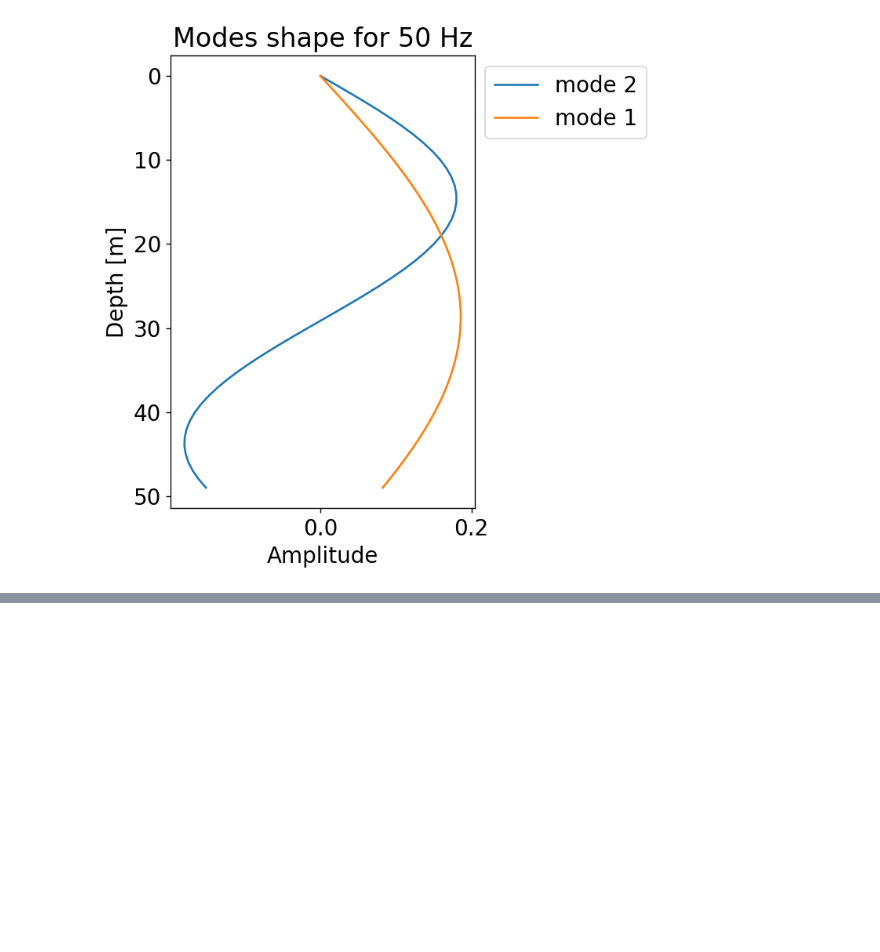
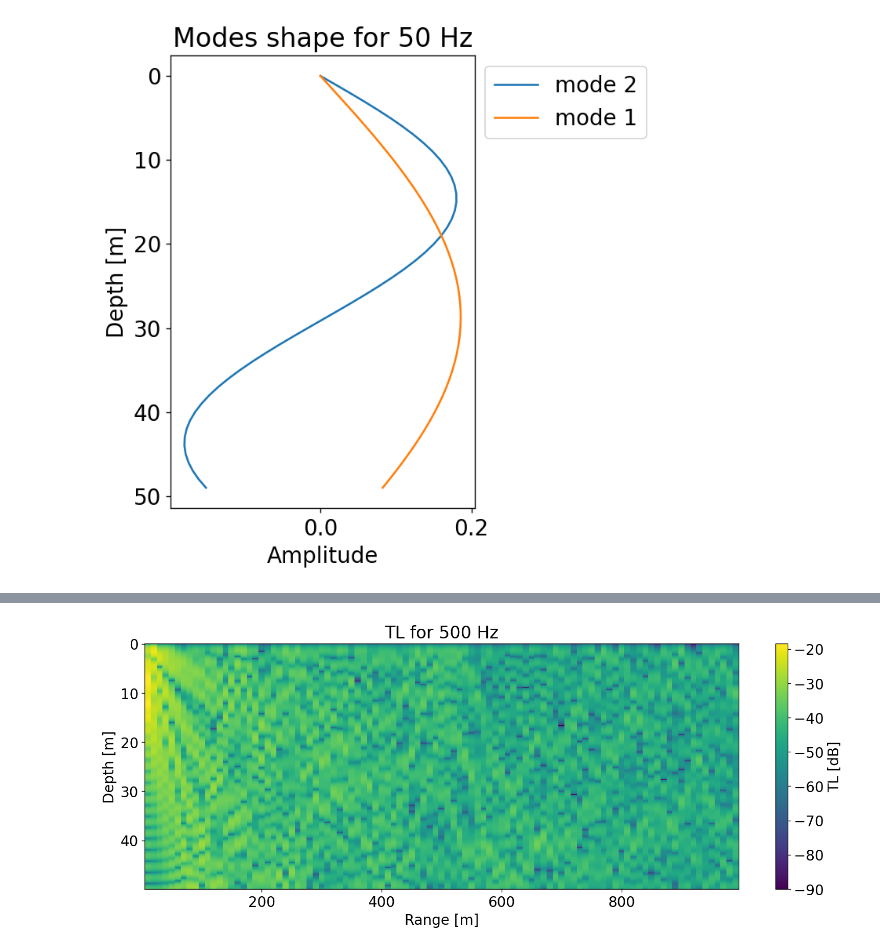
Before and after one commit to Gilaverbuch/pypekeris, a Jupyter notebook: Pekeris Solver.ipynb, the cells around one changed output, grey strips where cells are left out. Cells and saved outputs as stored; diff of their text form; code cells hidden in the pictures; blank space fills up the shorter version.

```diff
--- a/Pekeris Solver.ipynb
+++ b/Pekeris Solver.ipynb
@@ -82,10 +82,3 @@ P._plot_discrete_modes()
 P._plot_modes_shape()
 # %% [output]
 [figure]
-# %%
-P.freq = 250
-P.dz = 0.1
-P.r = 1000
-P._calc_parameters()
-P._calc_2D_field()
-P._plot_TL()
@@ -159,0 +90,9 @@ tr.data = (sig_ref/np.max(sig_ref))
+# %%
+P.freq = 500
+P.dz = 0.1
+P.r = 1000
+P._calc_parameters()
+P._calc_2D_field()
+P._plot_TL()
+# %% [output]
+[figure, added]
```
Also changed, not shown: parts of 19 cells of this notebook, 1 other file.
